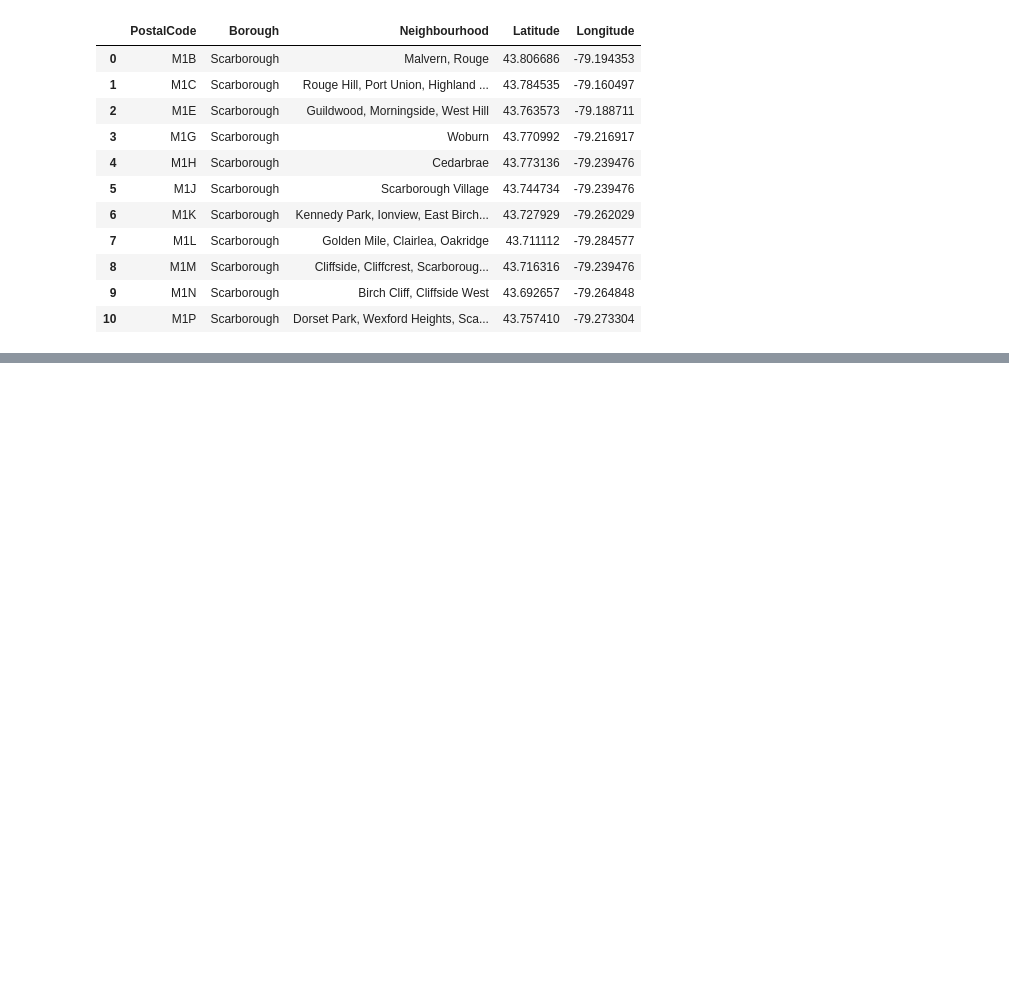
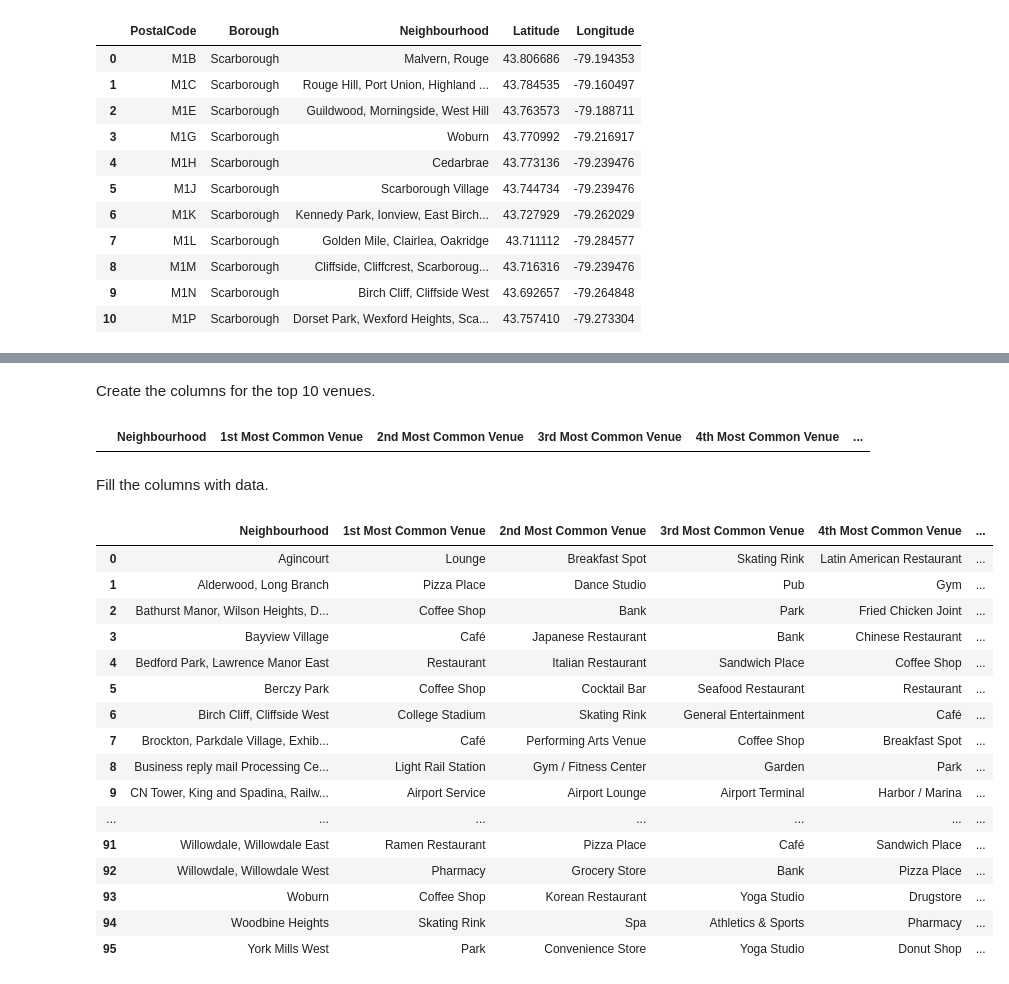
Before and after one commit to Yam0406/Coursera_Capstone, a Jupyter notebook: Segmenting and Clustering Neighborhoods in Toronto.ipynb, the cells around one changed output, grey strips where cells are left out. Cells and saved outputs as stored; diff of their text form; code cells hidden in the pictures; blank space fills up the shorter version.

```diff
--- a/Segmenting and Clustering Neighborhoods in Toronto.ipynb
+++ b/Segmenting and Clustering Neighborhoods in Toronto.ipynb
@@ -221,0 +444,12 @@ df5.info
+# %%
+num_top_venues = 10
+
+for hood in york_grouped['Neighbourhood']:
+    print("----"+hood+"----")
+    york_temp = york_grouped[york_grouped['Neighbourhood'] == hood].T.reset_index()
+    york_temp.columns = ['venue','freq']
+    york_temp = york_temp.iloc[1:]
+    york_temp['freq'] = york_temp['freq'].astype(float)
+    york_temp = york_temp.round({'freq': 2})
+    print(york_temp.sort_values('freq', ascending=False).reset_index(drop=True).head(num_top_venues))
+    print('\n')
@@ -221,0 +474,54 @@ df5.info
+# %%
+def return_most_common_venues(row, num_top_venues):
+    row_categories = row.iloc[1:]
+    row_categories_sorted = row_categories.sort_values(ascending=False)
+
+    return row_categories_sorted.index.values[0:num_top_venues]
+# %% [markdown]
+Create the columns for the top 10 venues.
+# %%
+num_top_venues = 10
+
+indicators = ['st', 'nd', 'rd']
+
+# create columns according to number of top venues
+columns = ['Neighbourhood']
+for ind in np.arange(num_top_venues):
+    try:
+        columns.append('{}{} Most Common Venue'.format(ind+1, indicators[ind]))
+    except:
+        columns.append('{}th Most Common Venue'.format(ind+1))
+
+# create a new dataframe
+york_neighbourhoods_venues_sorted = pd.DataFrame(columns=columns)
+
+york_neighbourhoods_venues_sorted
+# %% [output]
+|  | Neighbourhood | 1st Most Common Venue | 2nd Most Common Venue | 3rd Most Common Venue | 4th Most Common Venue | ... |
+# %% [markdown]
+Fill the columns with data.
+# %%
+york_neighbourhoods_venues_sorted['Neighbourhood'] = york_grouped['Neighbourhood']
+
+for ind in np.arange(york_grouped.shape[0]):
+    york_neighbourhoods_venues_sorted.iloc[ind, 1:] = return_most_common_venues(york_grouped.iloc[ind, :], num_top_venues)
+
+york_neighbourhoods_venues_sorted
+# %% [output]
+|  | Neighbourhood | 1st Most Common Venue | 2nd Most Common Venue | 3rd Most Common Venue | 4th Most Common Venue | ... |
+| 0 | Agincourt | Lounge | Breakfast Spot | Skating Rink | Latin American Restaurant | ... |
+| 1 | Alderwood, Long Branch | Pizza Place | Dance Studio | Pub | Gym | ... |
+| 2 | Bathurst Manor, Wilson Heights, D... | Coffee Shop | Bank | Park | Fried Chicken Joint | ... |
+| 3 | Bayview Village | Café | Japanese Restaurant | Bank | Chinese Restaurant | ... |
+| 4 | Bedford Park, Lawrence Manor East | Restaurant | Italian Restaurant | Sandwich Place | Coffee Shop | ... |
+| 5 | Berczy Park | Coffee Shop | Cocktail Bar | Seafood Restaurant | Restaurant | ... |
+| 6 | Birch Cliff, Cliffside West | College Stadium | Skating Rink | General Entertainment | Café | ... |
+| 7 | Brockton, Parkdale Village, Exhib... | Café | Performing Arts Venue | Coffee Shop | Breakfast Spot | ... |
+| 8 | Business reply mail Processing Ce... | Light Rail Station | Gym / Fitness Center | Garden | Park | ... |
+| 9 | CN Tower, King and Spadina, Railw... | Airport Service | Airport Lounge | Airport Terminal | Harbor / Marina | ... |
+| ... | ... | ... | ... | ... | ... | ... |
+| 91 | Willowdale, Willowdale East | Ramen Restaurant | Pizza Place | Café | Sandwich Place | ... |
+| 92 | Willowdale, Willowdale West | Pharmacy | Grocery Store | Bank | Pizza Place | ... |
+| 93 | Woburn | Coffee Shop | Korean Restaurant | Yoga Studio | Drugstore | ... |
+| 94 | Woodbine Heights | Skating Rink | Spa | Athletics & Sports | Pharmacy | ... |
+| 95 | York Mills West | Park | Convenience Store | Yoga Studio | Donut Shop | ... |
```
Also changed, not shown: parts of 34 cells of this notebook.
